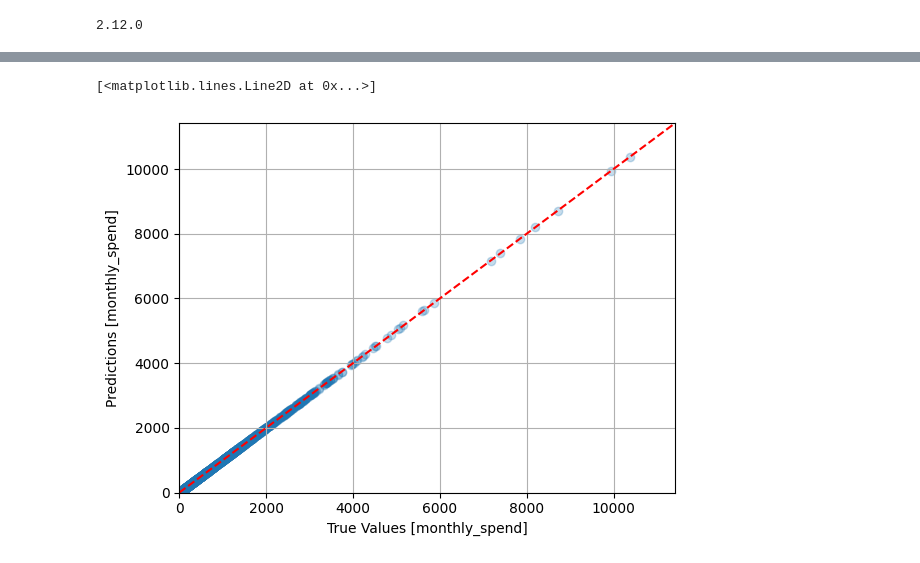
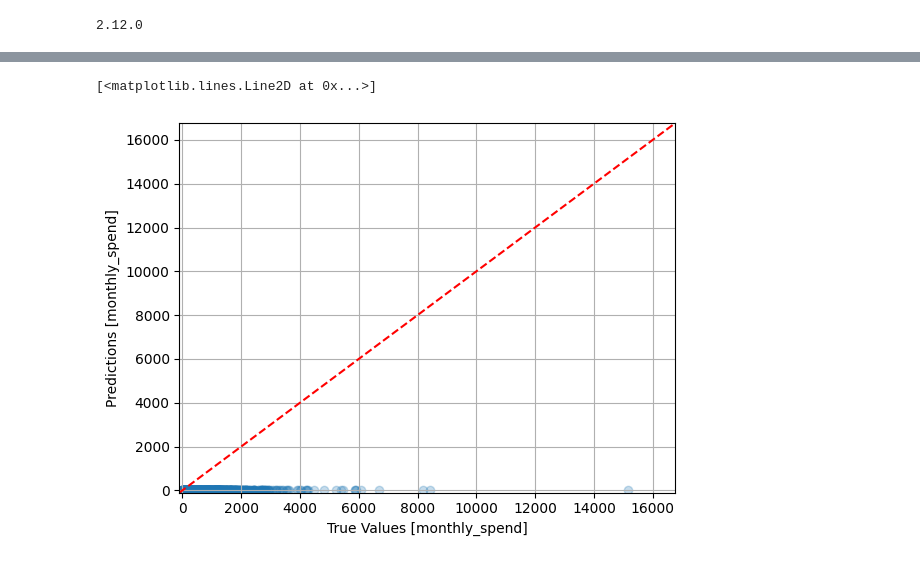
Before and after one commit to FerPapi/fineng-mba-usp, a Jupyter notebook: num_calc/nn/nn_spend_regressor.ipynb, the cells around one changed output, grey strips where cells are left out. Cells and saved outputs as stored; diff of their text form; code cells hidden in the pictures.

```diff
--- a/num_calc/nn/nn_spend_regressor.ipynb
+++ b/num_calc/nn/nn_spend_regressor.ipynb
@@ -81,5 +96,5 @@ dataset['cheat'] = dataset[target]
 # %%
-train_dataset = dataset.sample(frac=0.8, random_state=0)
+train_dataset = dataset.sample(frac=0.9, random_state=0)
 test_dataset = dataset.drop(train_dataset.index)
 # %%
 train_features = train_dataset.copy()
@@ -119,9 +111,13 @@ Normalized: [[ 2.1024 -1.2025 -0.3495 -0.3613 -0.4932 -1.0456  2.0156 -0.3011 -0
 def build_and_compile_model(norm):
     model = keras.Sequential([
         norm,
-        layers.Dense(32, activation='relu'),
+        layers.Dense(32, activation='linear'),
+        layers.Dense(64, activation='linear'),
+        layers.Dense(8, activation='relu'),
+        # layers.Dense(8, activation=lambda x: x**2),
         # layers.Dense(8, activation='relu'),
-        # layers.Dense(8, activation='sigmoid'),
+        # layers.Dropout(0.5),
+        # layers.Dense(8, activation='relu'),
         layers.Dense(1)
     ])
 
@@ -188,7 +186,7 @@ test_predictions = dnn_model.predict(test_features).flatten()
 plt.scatter(test_labels, test_predictions, alpha=0.25)
 plt.xlabel('True Values [monthly_spend]')
 plt.ylabel('Predictions [monthly_spend]')
-lims = [0, max(test_predictions)*1.1]
+lims = [min(min(test_labels), min(test_predictions))*0.9 - 100, max(max(test_labels), max(test_predictions))*1.1 + 100]
 plt.xlim(lims)
 plt.ylim(lims)
 plt.grid()
@@ -199,4 +197,4 @@ plt.plot(lims, lims, 'r--')
 [<matplotlib.lines.Line2D at 0x...>]
-[figure, old version]
+[figure, new version]
 # %%
 error = test_predictions - test_labels
```
Also changed, not shown: parts of 19 cells of this notebook, 8 other files.
